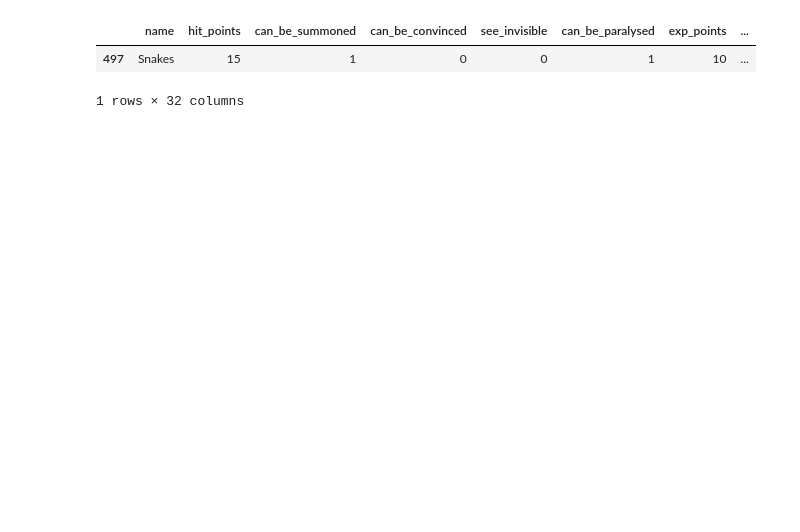
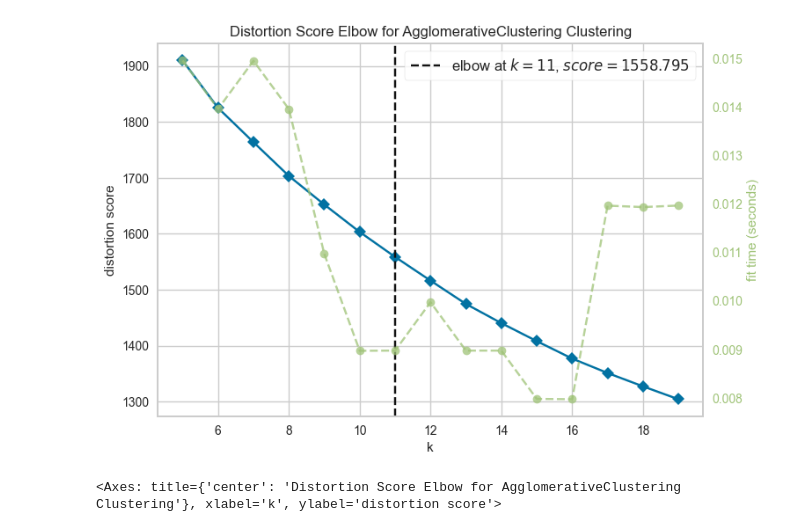
Before and after one commit to jpgsamu/jpgsamu-study-2024-pt1, a Jupyter notebook: cluster_model_v1.ipynb, the cells around one changed output. Saved outputs shown, nothing was run; the diff lists cells and outputs as text; code cells hidden in the pictures; blank space fills up the shorter version.

```diff
--- a/cluster_model_v1.ipynb
+++ b/cluster_model_v1.ipynb
@@ -21,3 +18,0 @@ AgglomerativeClustering(n_clusters=10)
-# %%
-creatures_df["cluster_id"] = model.labels_
-creatures_df[creatures_df["cluster_id"] == 8 ]
@@ -38,6 +19,20 @@ creatures_df[creatures_df["cluster_id"] == 8 ]
-# %%
-creatures_df[creatures_df["name"] == "Snakes"]
-# %% [output]
-|  | name | hit_points | can_be_summoned | can_be_convinced | see_invisible | can_be_paralysed | exp_points | ... |
-| 497 | Snakes | 15 | 1 | 0 | 0 | 1 | 10 | ... |
-1 rows × 32 columns
+# %%
+# Remove names
+features = creatures_df[creatures_df.columns [1:]].columns
+
+# Feature normalizer
+minmax = preprocessing.MinMaxScaler()
+minmax.fit(creatures_df[features])
+creatures_df_model = pd.DataFrame(minmax.transform(creatures_df[features]),
+                                    columns = features)
+
+# Creates the model
+model = cluster.AgglomerativeClustering()
+
+# Gets the ideal number of clusters
+visualizer = KElbowVisualizer(model, k = (5,20))
+visualizer.fit(creatures_df_model)
+visualizer.show()
+# %% [output]
+[figure, added]
+<Axes: title={'center': 'Distortion Score Elbow for AgglomerativeClustering Clustering'}, xlabel='k', ylabel='distortion score'>
```
Also changed, not shown: parts of 8 cells of this notebook.
